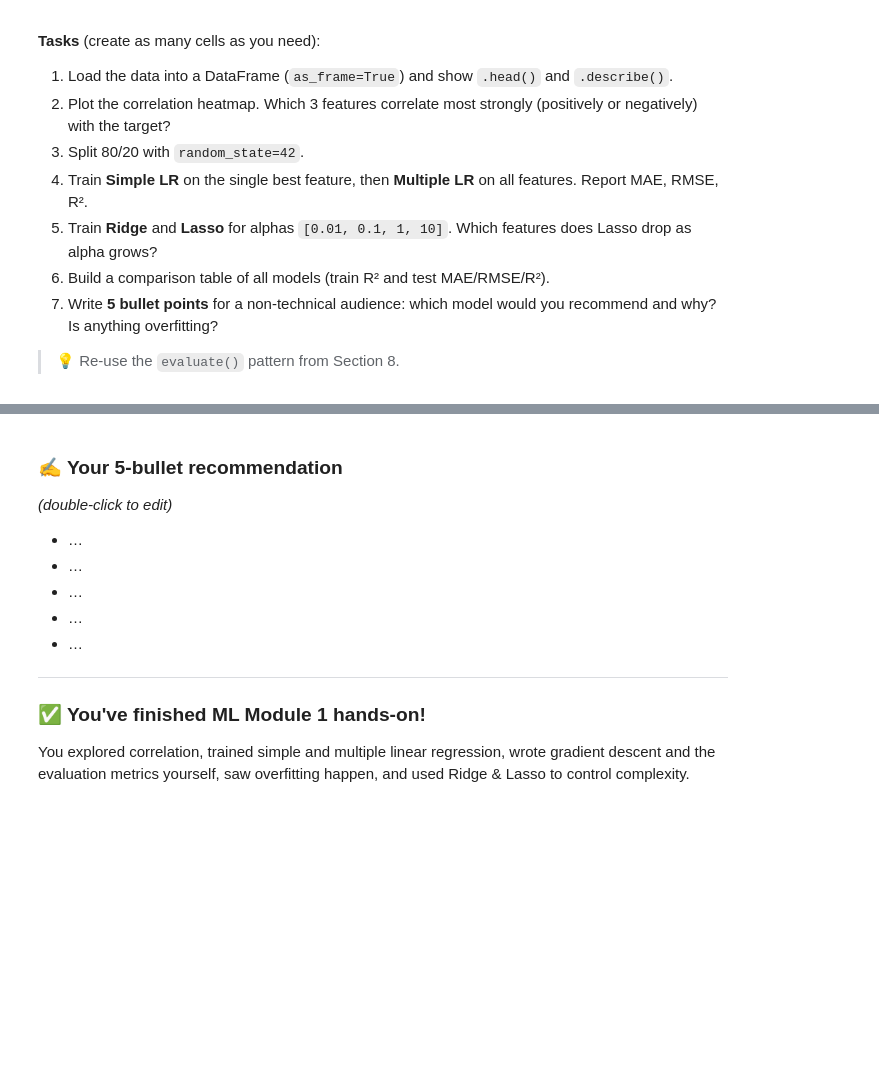
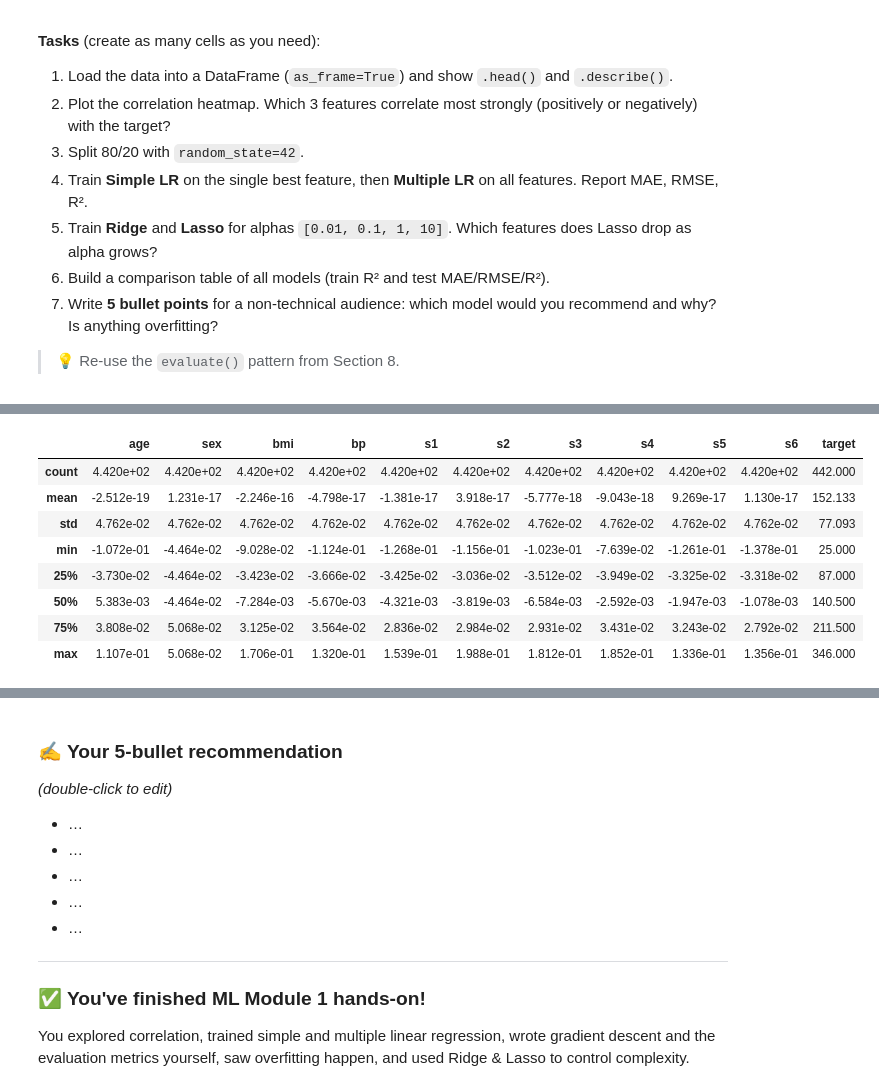
Before and after one commit to t-itc/ML_training_2026, a Jupyter notebook: TMB_ML_Module1_Regression.ipynb, the cells around one changed output, grey strips where cells are left out. Cells and saved outputs as stored; diff of their text form; code cells hidden in the pictures; blank space fills up the shorter version.

```diff
--- a/TMB_ML_Module1_Regression.ipynb
+++ b/TMB_ML_Module1_Regression.ipynb
@@ -450,0 +628,12 @@ diab.head()
+# %%
+diab.describe()
+# %% [output]
+|  | age | sex | bmi | bp | s1 | s2 | s3 | s4 | s5 | s6 | target |
+| count | 4.420e+02 | 4.420e+02 | 4.420e+02 | 4.420e+02 | 4.420e+02 | 4.420e+02 | 4.420e+02 | 4.420e+02 | 4.420e+02 | 4.420e+02 | 442.000 |
+| mean | -2.512e-19 | 1.231e-17 | -2.246e-16 | -4.798e-17 | -1.381e-17 | 3.918e-17 | -5.777e-18 | -9.043e-18 | 9.269e-17 | 1.130e-17 | 152.133 |
+| std | 4.762e-02 | 4.762e-02 | 4.762e-02 | 4.762e-02 | 4.762e-02 | 4.762e-02 | 4.762e-02 | 4.762e-02 | 4.762e-02 | 4.762e-02 | 77.093 |
+| min | -1.072e-01 | -4.464e-02 | -9.028e-02 | -1.124e-01 | -1.268e-01 | -1.156e-01 | -1.023e-01 | -7.639e-02 | -1.261e-01 | -1.378e-01 | 25.000 |
+| 25% | -3.730e-02 | -4.464e-02 | -3.423e-02 | -3.666e-02 | -3.425e-02 | -3.036e-02 | -3.512e-02 | -3.949e-02 | -3.325e-02 | -3.318e-02 | 87.000 |
+| 50% | 5.383e-03 | -4.464e-02 | -7.284e-03 | -5.670e-03 | -4.321e-03 | -3.819e-03 | -6.584e-03 | -2.592e-03 | -1.947e-03 | -1.078e-03 | 140.500 |
+| 75% | 3.808e-02 | 5.068e-02 | 3.125e-02 | 3.564e-02 | 2.836e-02 | 2.984e-02 | 2.931e-02 | 3.431e-02 | 3.243e-02 | 2.792e-02 | 211.500 |
+| max | 1.107e-01 | 5.068e-02 | 1.706e-01 | 1.320e-01 | 1.539e-01 | 1.988e-01 | 1.812e-01 | 1.852e-01 | 1.336e-01 | 1.356e-01 | 346.000 |
```
Also changed, not shown: parts of 29 cells of this notebook.
